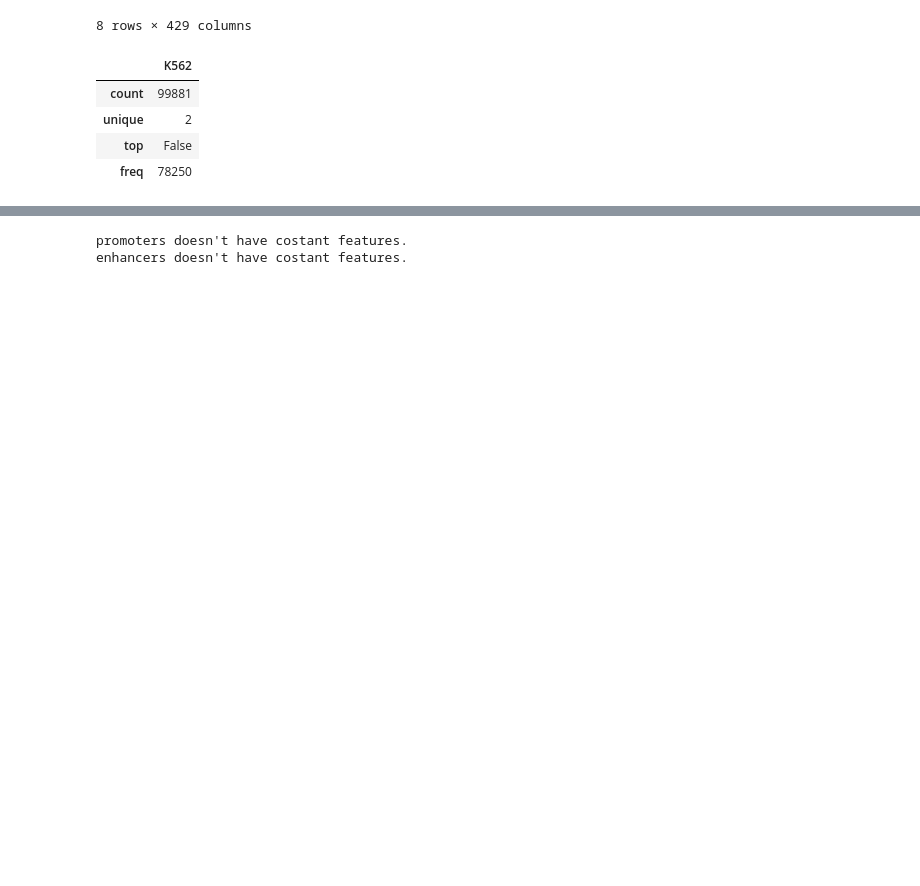
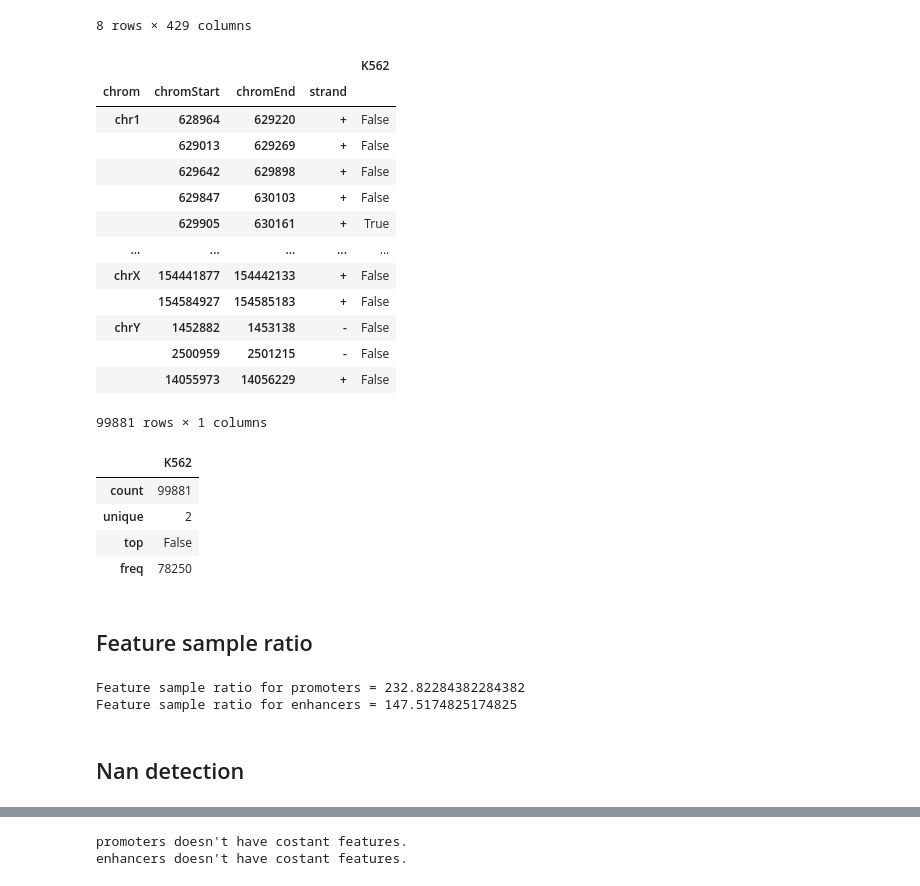
Before and after one commit to Stefano-t/multimodal-k562-cell-line-prediction, a Jupyter notebook: k562_prediction.ipynb, the cells around one changed output, grey strips where cells are left out. Saved outputs shown, nothing was run; the diff lists cells and outputs as text; code cells hidden in the pictures; blank space fills up the shorter version.

```diff
--- a/k562_prediction.ipynb
+++ b/k562_prediction.ipynb
@@ -105,6 +155,23 @@ apip_X.describe()
 | 75% | 3.070000 | 0.800000 | 1.190000 | 1.060000 | 1.450000 | 1.020000 | 4.810000 | 1.310000 | 3.560000 | 8.560000 | ... | ... |
 | max | 55.770000 | 38.470000 | 24.840000 | 16.170000 | 78.080000 | 148.680000 | 116.890000 | 7.420000 | 428.950000 | 226.500000 | ... | ... |
 8 rows × 429 columns
+# %%
+apip_y
+# %% [output]
+|  |  |  |  | K562 |
+| chrom | chromStart | chromEnd | strand |  |
+| chr1 | 628964 | 629220 | + | False |
+|  | 629013 | 629269 | + | False |
+|  | 629642 | 629898 | + | False |
+|  | 629847 | 630103 | + | False |
+|  | 629905 | 630161 | + | True |
+| ... | ... | ... | ... | ... |
+| chrX | 154441877 | 154442133 | + | False |
+|  | 154584927 | 154585183 | + | False |
+| chrY | 1452882 | 1453138 | - | False |
+|  | 2500959 | 2501215 | - | False |
+|  | 14055973 | 14056229 | + | False |
+99881 rows × 1 columns
 # %%
 apip_y.describe()
 # %% [output]
@@ -123,4 +190,14 @@ labels = {
     "promoters": apip_y,
     "enhancers": aeie_y,
 }
+# %% [markdown]
+## Feature sample ratio
+# %%
+for region, X in epigenomes.items():
+    print(f"Feature sample ratio for {region} = {X.shape[0] / X.shape[1]}")
+# %% [output]
+Feature sample ratio for promoters = 232.82284382284382
+Feature sample ratio for enhancers = 147.5174825174825
+# %% [markdown]
+## Nan detection
 # %%
```
Also changed, not shown: parts of 20 cells of this notebook.
